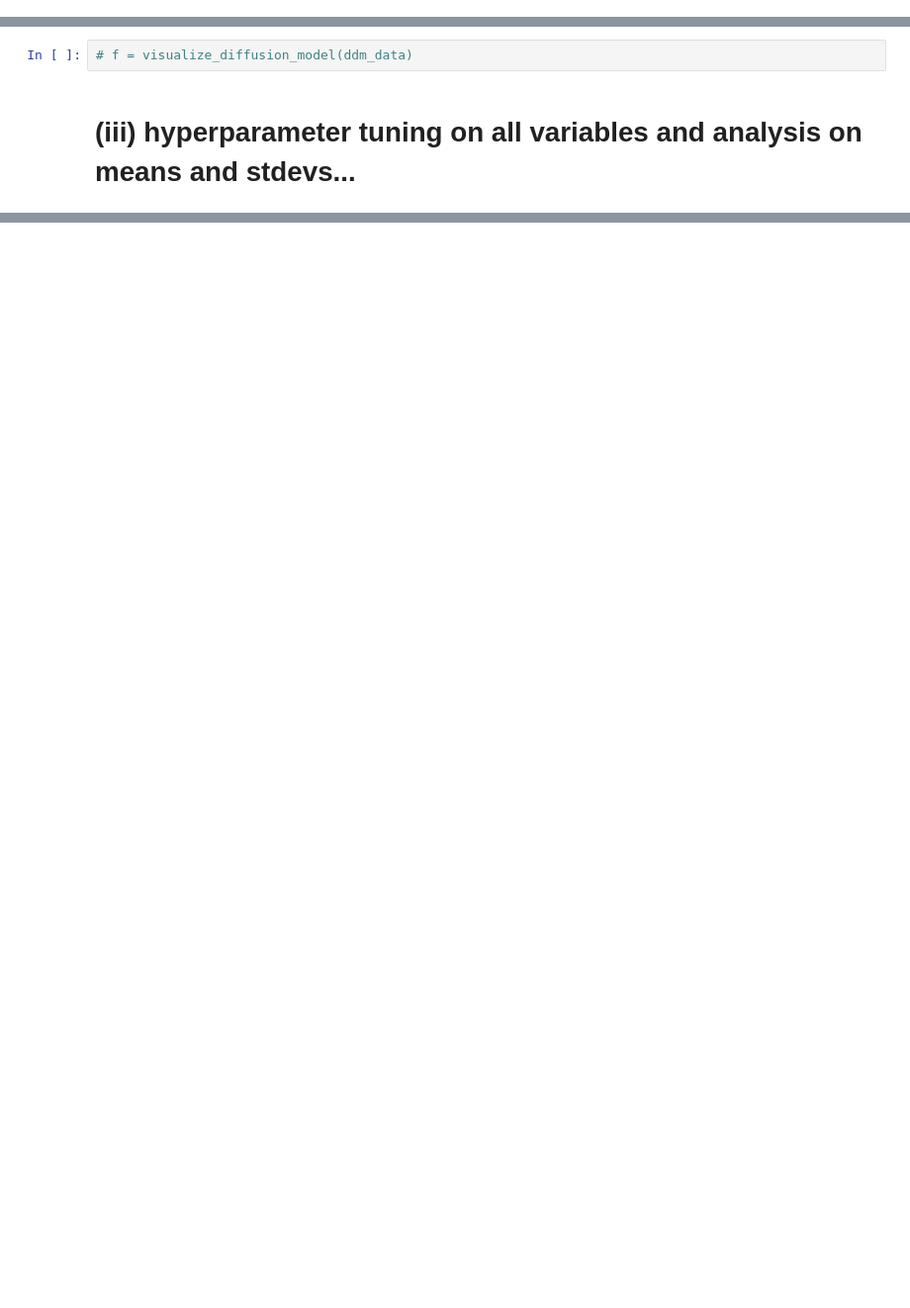
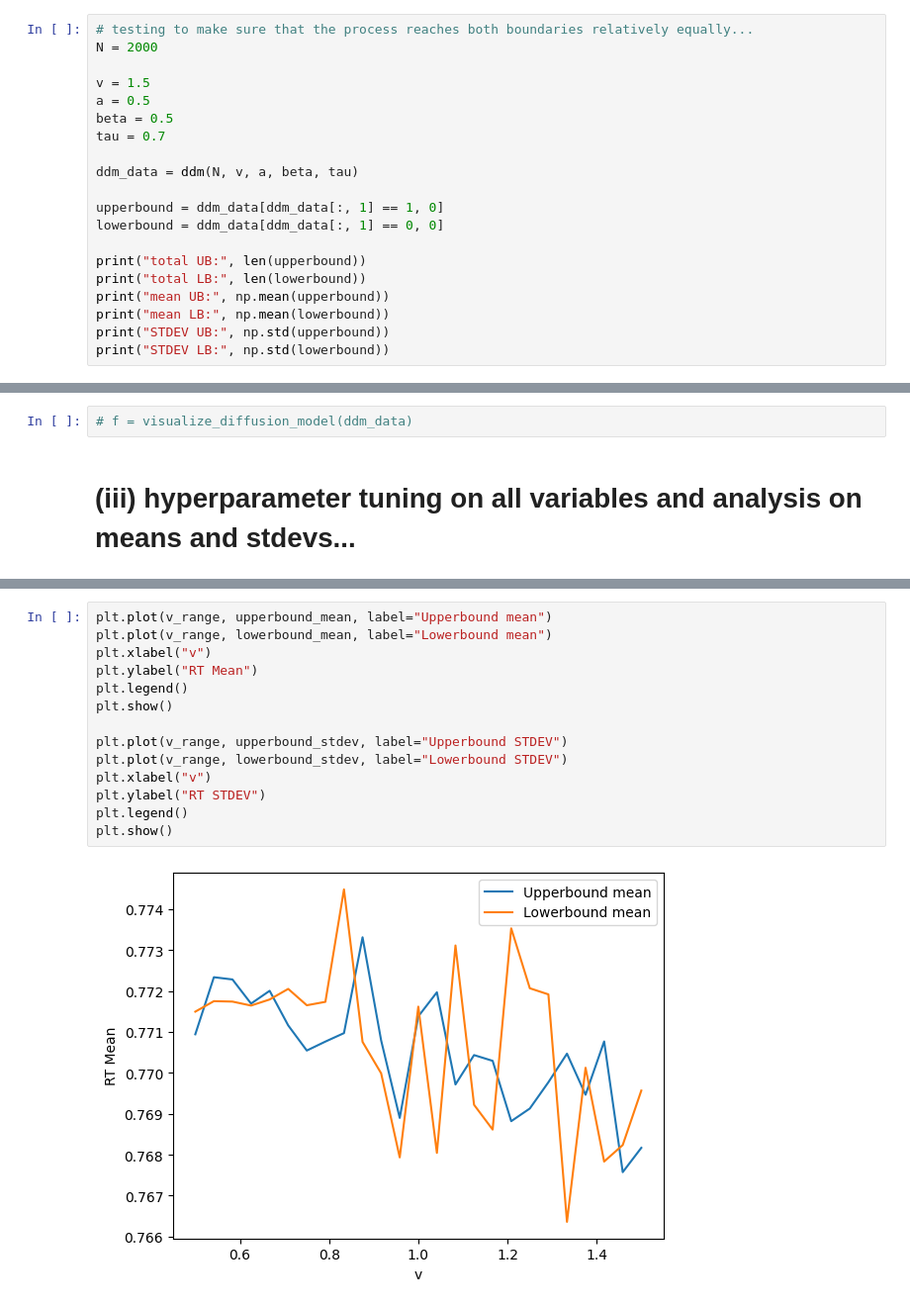
Before and after one commit to sylvr77/CogMod---HWs, a Jupyter notebook: hw3/q2.ipynb, the cells around one changed output, grey strips where cells are left out. Shown at 99% size. Drawn from its saved outputs; the diff is of its cells as text; blank space fills up the shorter version.

Commit message:
q2 total finish

```diff
--- a/hw3/q2.ipynb
+++ b/hw3/q2.ipynb
@@ -96,0 +99,20 @@ def visualize_diffusion_model(data, figsize=(8, 6)):
+# %%
+# testing to make sure that the process reaches both boundaries relatively equally...
+N = 2000
+
+v = 1.5
+a = 0.5
+beta = 0.5
+tau = 0.7
+
+ddm_data = ddm(N, v, a, beta, tau)
+
+upperbound = ddm_data[ddm_data[:, 1] == 1, 0]
+lowerbound = ddm_data[ddm_data[:, 1] == 0, 0]
+
+print("total UB:", len(upperbound))
+print("total LB:", len(lowerbound))
+print("mean UB:", np.mean(upperbound))
+print("mean LB:", np.mean(lowerbound))
+print("STDEV UB:", np.std(upperbound))
+print("STDEV LB:", np.std(lowerbound))
@@ -171,0 +246,16 @@ then report all respective results and analyse
+# %%
+plt.plot(v_range, upperbound_mean, label="Upperbound mean")
+plt.plot(v_range, lowerbound_mean, label="Lowerbound mean")
+plt.xlabel("v")
+plt.ylabel("RT Mean")
+plt.legend()
+plt.show()
+
+plt.plot(v_range, upperbound_stdev, label="Upperbound STDEV")
+plt.plot(v_range, lowerbound_stdev, label="Lowerbound STDEV")
+plt.xlabel("v")
+plt.ylabel("RT STDEV")
+plt.legend()
+plt.show()
+# %% [output]
+[figure, added]
```
Also changed, not shown: parts of 22 cells of this notebook.
